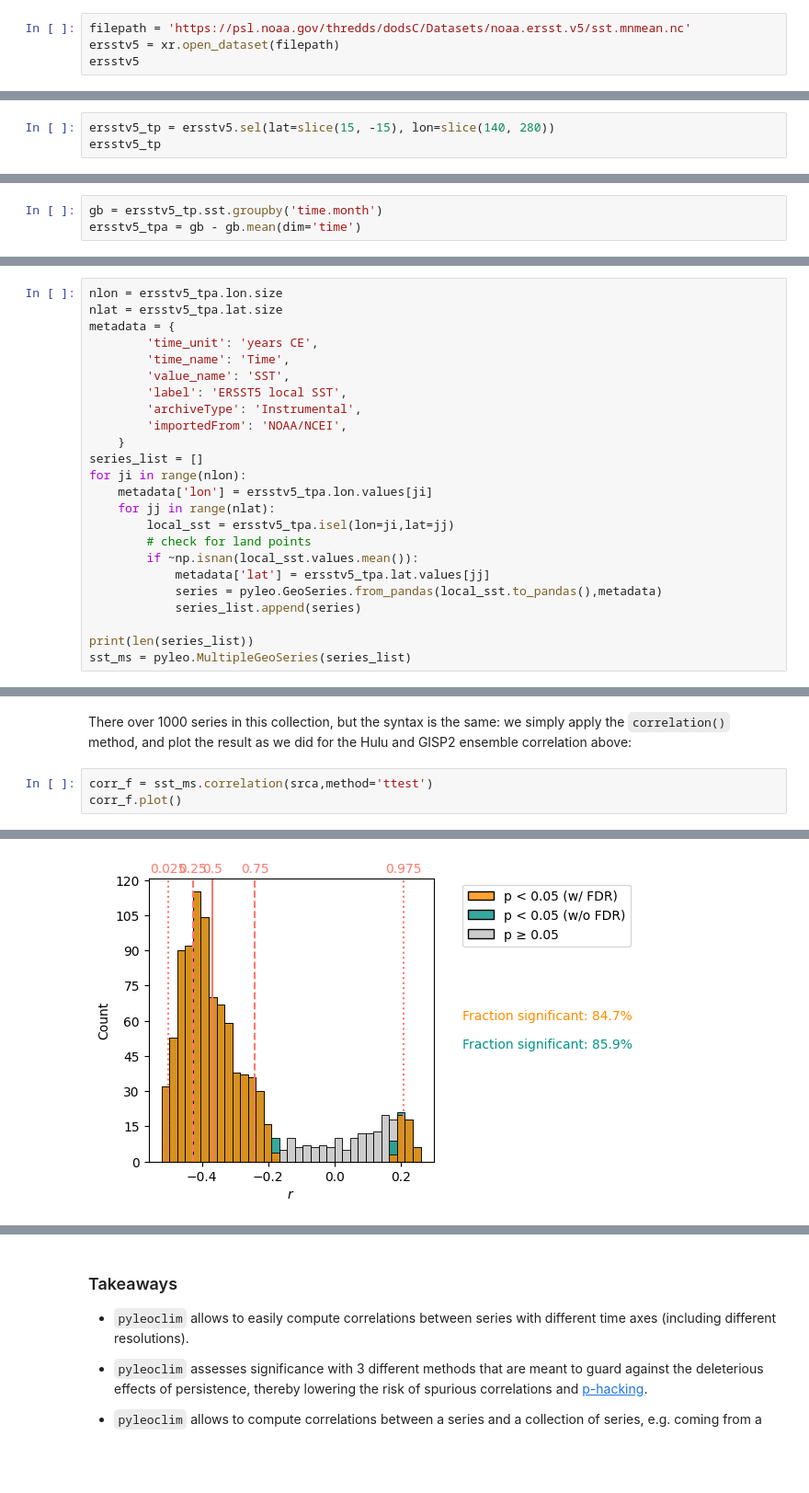
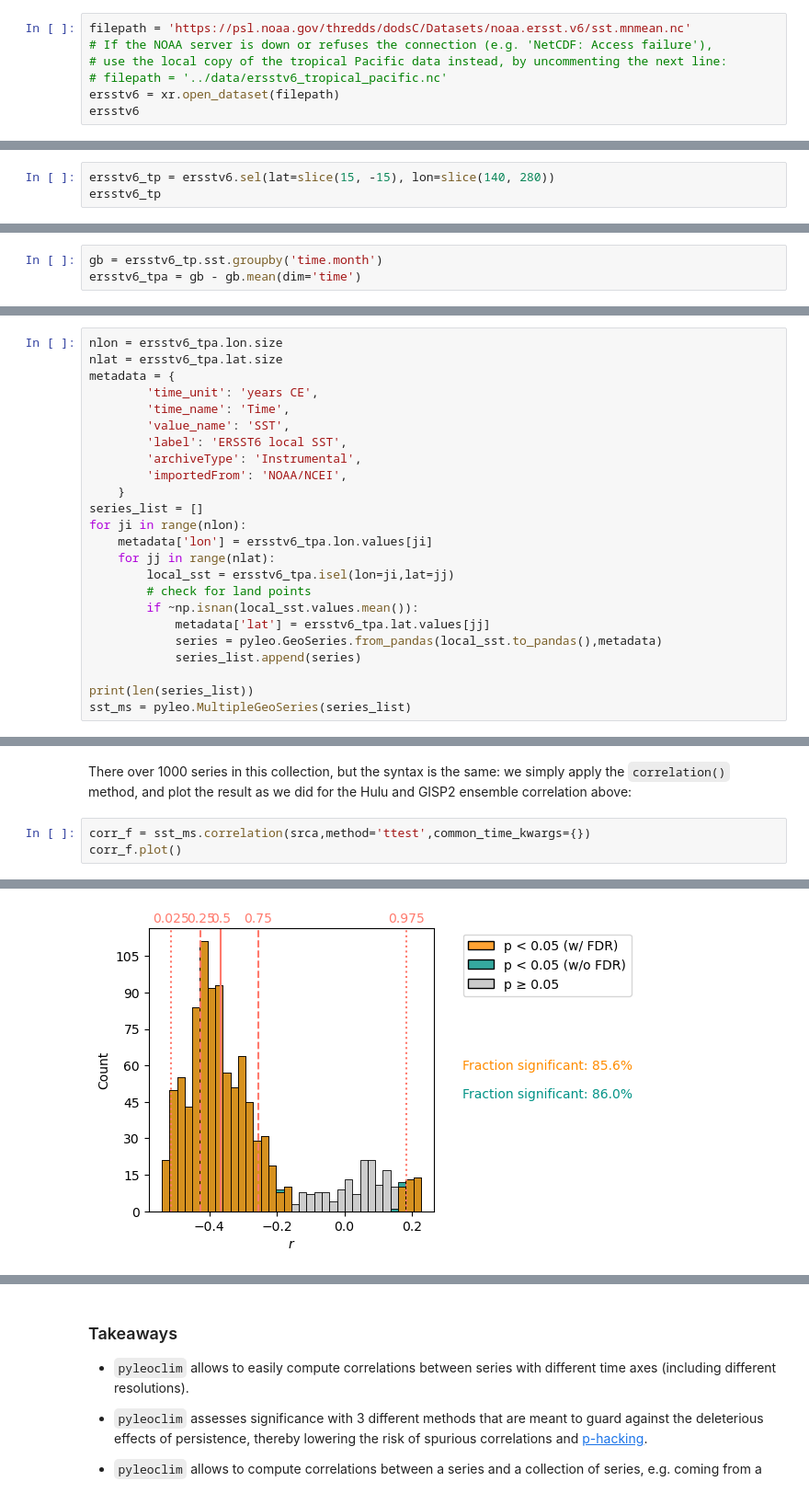
Before and after one commit to LinkedEarth/paleopal, a Jupyter notebook: backend/libraries/notebook_library/my_notebooks/pyleoclim_tutorials/notebooks/L2_correlations.ipynb, the cells around one changed output, grey strips where cells are left out. Shown at 92% size. Cells and saved outputs as stored; diff of their text form; blank space fills up the shorter version.

```diff
--- a/backend/libraries/notebook_library/my_notebooks/pyleoclim_tutorials/notebooks/L2_correlations.ipynb
+++ b/backend/libraries/notebook_library/my_notebooks/pyleoclim_tutorials/notebooks/L2_correlations.ipynb
@@ -270,5 +290,8 @@ Next we load the ERSSTv5 dataset. Note that the actual dat are not being transfe
 # %%
-filepath = 'https://psl.noaa.gov/thredds/dodsC/Datasets/noaa.ersst.v5/sst.mnmean.nc'
-ersstv5 = xr.open_dataset(filepath)
-ersstv5
+filepath = 'https://psl.noaa.gov/thredds/dodsC/Datasets/noaa.ersst.v6/sst.mnmean.nc'
+# If the NOAA server is down or refuses the connection (e.g. 'NetCDF: Access failure'),
+# use the local copy of the tropical Pacific data instead, by uncommenting the next line:
+# filepath = '../data/ersstv6_tropical_pacific.nc'
+ersstv6 = xr.open_dataset(filepath)
+ersstv6
 # %% [output]
@@ -292,7 +315,7 @@ Attributes: (12/39)
 # %% [markdown]
 The dataset has a $2^\circ \times 2^\circ$ resolution, which means a lot of grid points. Let us select a relatively narrow part of the Tropical Pacific:
 # %%
-ersstv5_tp = ersstv5.sel(lat=slice(15, -15), lon=slice(140, 280))
-ersstv5_tp
+ersstv6_tp = ersstv6.sel(lat=slice(15, -15), lon=slice(140, 280))
+ersstv6_tp
 # %% [output]
 <xarray.Dataset> Size: 9MB
@@ -328,8 +351,8 @@ ersstv5_tp.sst.isel(time=-1).plot(
 # %% [markdown]
 Let's remove the monthly-mean seasonal cycle (aka the "climatology") so that SST is expressed as anomalies around this cycle, as is the norm:
 # %%
-gb = ersstv5_tp.sst.groupby('time.month')
-ersstv5_tpa = gb - gb.mean(dim='time')
+gb = ersstv6_tp.sst.groupby('time.month')
+ersstv6_tpa = gb - gb.mean(dim='time')
 # %% [markdown]
 Now extract the NINO3.4 index (a weighted average is involved, though it matters little so close to the equator because the weights are very close to unity):
 # %%
@@ -384,24 +407,24 @@ The difference between the first two tests is instructive: we see how without ac
 
 We now wish to carry out a similar analysis over the SST grid, so we write a simple loop. For computational convenience, we restrict ourselves to the T-test, which requires no Monte Carlo simulations.  Notice how we use the same `pandas` trick as before as a cross-walk between `xarray` and `Pyleoclim`.
 # %%
-nlon = ersstv5_tpa.lon.size
-nlat = ersstv5_tpa.lat.size
+nlon = ersstv6_tpa.lon.size
+nlat = ersstv6_tpa.lat.size
 metadata = {
         'time_unit': 'years CE',
         'time_name': 'Time',
         'value_name': 'SST',
-        'label': 'ERSST5 local SST',
+        'label': 'ERSST6 local SST',
         'archiveType': 'Instrumental',
         'importedFrom': 'NOAA/NCEI',
     }
 series_list = []
 for ji in range(nlon):
-    metadata['lon'] = ersstv5_tpa.lon.values[ji]
+    metadata['lon'] = ersstv6_tpa.lon.values[ji]
     for jj in range(nlat):
-        local_sst = ersstv5_tpa.isel(lon=ji,lat=jj)
+        local_sst = ersstv6_tpa.isel(lon=ji,lat=jj)
         # check for land points
         if ~np.isnan(local_sst.values.mean()):
-            metadata['lat'] = ersstv5_tpa.lat.values[jj]
+            metadata['lat'] = ersstv6_tpa.lat.values[jj]
             series = pyleo.GeoSeries.from_pandas(local_sst.to_pandas(),metadata)
             series_list.append(series)
 
@@ -412,10 +435,10 @@ sst_ms = pyleo.MultipleGeoSeries(series_list)
 # %% [markdown]
 There over 1000 series in this collection, but the syntax is the same: we simply apply the `correlation()` method, and plot the result as we did for the Hulu and GISP2 ensemble correlation above:
 # %%
-corr_f = sst_ms.correlation(srca,method='ttest')
+corr_f = sst_ms.correlation(srca,method='ttest',common_time_kwargs={})
 corr_f.plot()
 # %% [output]
 Looping over 1051 Series in collection
 (<Figure size 400x400 with 1 Axes>, <Axes: xlabel='$r$', ylabel='Count'>)
-[figure, old version]
+[figure, new version]
 # %% [markdown]
```
Also changed, not shown: parts of 19 cells of this notebook, 7 other files.
